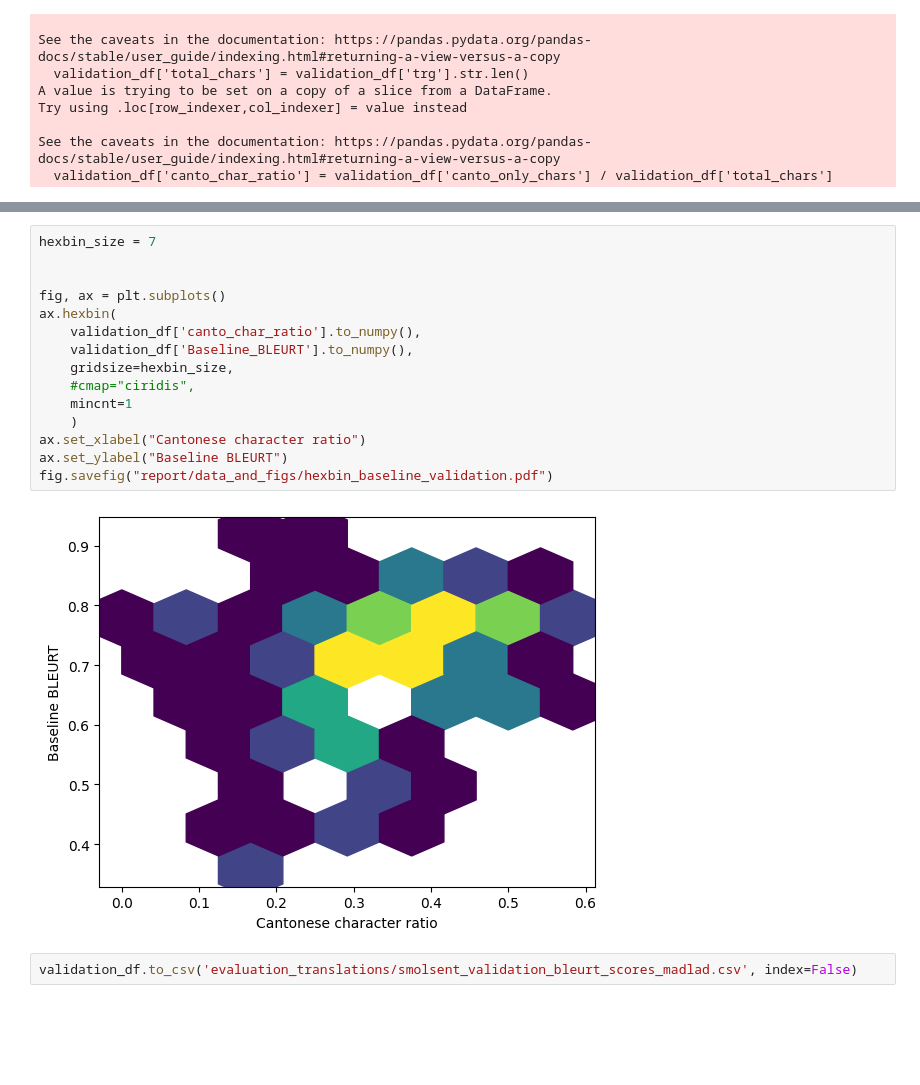
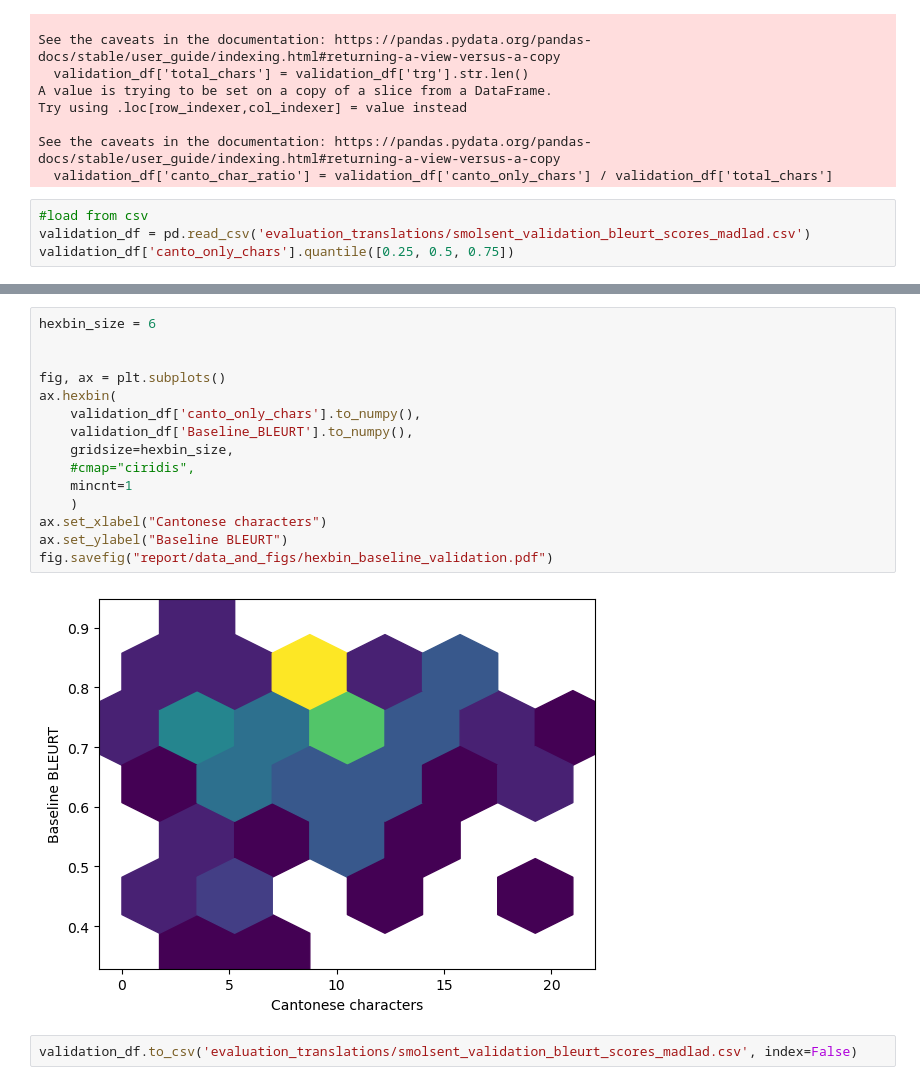
Before and after one commit to au-nlp/project-milestone-p2-group21, a Jupyter notebook: data_processing.ipynb, the cells around one changed output, grey strips where cells are left out. Cells and saved outputs as stored; diff of their text form; blank space fills up the shorter version.

Commit message:
changed to total characters

```diff
--- a/data_processing.ipynb
+++ b/data_processing.ipynb
@@ -440,3 +436,7 @@ Try using .loc[row_indexer,col_indexer] = value instead
 
 See the caveats in the documentation: https://pandas.pydata.org/pandas-docs/stable/user_guide/indexing.html#returning-a-view-versus-a-copy
   validation_df['canto_char_ratio'] = validation_df['canto_only_chars'] / validation_df['total_chars']
+# %%
+#load from csv
+validation_df = pd.read_csv('evaluation_translations/smolsent_validation_bleurt_scores_madlad.csv')
+validation_df['canto_only_chars'].quantile([0.25, 0.5, 0.75])
@@ -459,19 +464,19 @@ plt.savefig("report/data_and_figs/violin_baseline_validation.pdf")
 # %%
-hexbin_size = 7
+hexbin_size = 6
 
 
 fig, ax = plt.subplots()
 ax.hexbin(
-    validation_df['canto_char_ratio'].to_numpy(),
+    validation_df['canto_only_chars'].to_numpy(),
     validation_df['Baseline_BLEURT'].to_numpy(),
     gridsize=hexbin_size,
     #cmap="ciridis",
     mincnt=1
     )
-ax.set_xlabel("Cantonese character ratio")
+ax.set_xlabel("Cantonese characters")
 ax.set_ylabel("Baseline BLEURT")
 fig.savefig("report/data_and_figs/hexbin_baseline_validation.pdf")
 # %% [output]
-[figure, old version]
+[figure, new version]
 # %%
 validation_df.to_csv('evaluation_translations/smolsent_validation_bleurt_scores_madlad.csv', index=False)
```
Also changed, not shown: parts of 3 cells of this notebook, 2 other files.
